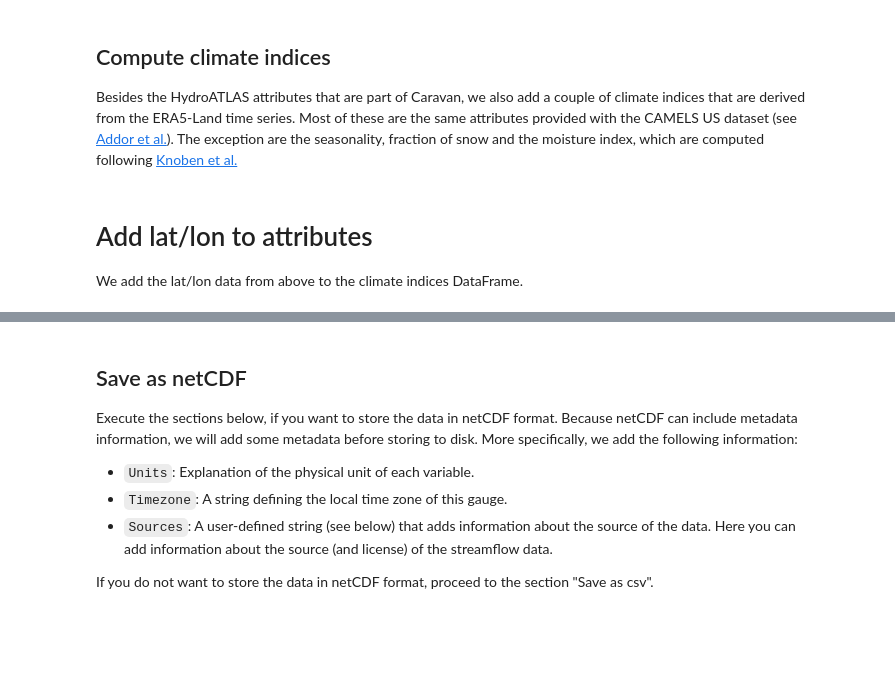
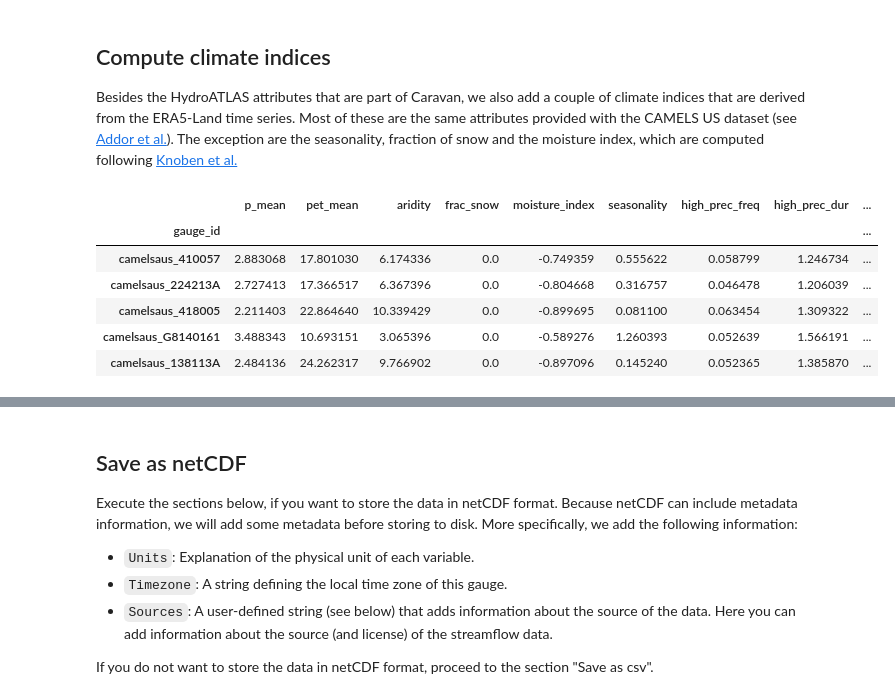
Before and after one commit to kratzert/Caravan, a Jupyter notebook: code/Caravan_part2_local_postprocessing.ipynb, the cells around one changed output, grey strips where cells are left out. Saved outputs shown, nothing was run; the diff lists cells and outputs as text; code cells hidden in the pictures; blank space fills up the shorter version.

```diff
--- a/code/Caravan_part2_local_postprocessing.ipynb
+++ b/code/Caravan_part2_local_postprocessing.ipynb
@@ -197,30 +202,31 @@ You need to do the following:
 # %%
 # Load your lat/lon information here. See specifications above
-df_lat_lon = ...
+df_metadata = ...
 # %% [markdown]
 ## Validate loaded lat/lon data
 
 Execute this code section to test the validity of your `df_lat_lon` DataFrame.
 # %%
-if not 'df_lat_lon' in locals():
-    raise RuntimeError("A variable 'df_lat_lon' does not exist")
+if not 'df_metadata' in locals():
+    raise RuntimeError("A variable 'df_metadata' does not exist")
 
-if not isinstance(df_lat_lon, pd.DataFrame):
-    raise RuntimeError("'df_lat_lon' is not a pandas DataFrame")
+if not isinstance(df_metadata, pd.DataFrame):
+    raise RuntimeError("'df_metadata' is not a pandas DataFrame")
 
-missing_basins = [x for x in basins if x not in df_lat_lon.index]
+missing_basins = [x for x in basins if x not in df_metadata.index]
 if missing_basins:
     raise RuntimeError("The following basins are missing in the index of the "
                        f"DataFrame: {missing_basins}")
 
-if any([x not in df_lat_lon.columns for x in ['gauge_lat', 'gauge_lon']]):
-    raise RuntimeError("Missing either 'gauge_lat' or 'gauge_lon' as a column")
+if any([x not in df_metadata.columns for x in ['gauge_lat', 'gauge_lon', 'country', 'gauge_name']]):
+    raise RuntimeError("Missing one (or more) of the following columns: "
+                       "'gauge_lat', 'gauge_lon', 'country', 'gauge_name'")
 
-if df_lat_lon[['gauge_lat', 'gauge_lon']].isnull().values.any():
-    raise RuntimeError("There is at least one NaN value in the lat/lon columns")
+if df_metadata[['gauge_lat', 'gauge_lon', 'gauge_name', 'country']].isnull().values.any():
+    raise RuntimeError("There is at least one NaN value in the dataframe")
 
 # Make sure the index is called "gauge_id"
-df_lat_lon.index.name = "gauge_id"
+df_metadata.index.name = "gauge_id"
 
 print("All tests passed successfully.")
 # %% [markdown]
@@ -268,8 +274,8 @@ for basin in tqdm(basins):
     # Aggregate dataframe to daily resolution in local time
     df_daily = caravan_utils.aggregate_df_to_daily(
         df=df,
-        gauge_lat=df_lat_lon.loc[df_lat_lon.index == basin, 'gauge_lat'].values[0],
-        gauge_lon=df_lat_lon.loc[df_lat_lon.index == basin, 'gauge_lon'].values[0],
+        gauge_lat=df_metadata.loc[df_metadata.index == basin, 'gauge_lat'].values[0],
+        gauge_lon=df_metadata.loc[df_metadata.index == basin, 'gauge_lon'].values[0],
         mean_vars=MEAN_VARS,
         min_vars=MIN_VARS,
         max_vars=MAX_VARS,
@@ -342,14 +348,24 @@ for basin, df in tqdm(daily_dfs.items()):
 ## Compute climate indices
 
 Besides the HydroATLAS attributes that are part of Caravan, we also add a couple of climate indices that are derived from the ERA5-Land time series. Most of these are the same attributes provided with the CAMELS US dataset (see [Addor et al.](https://hess.copernicus.org/articles/21/5293/2017/)). The exception are the seasonality, fraction of snow and the moisture index, which are computed following [Knoben et al.](https://agupubs.onlinelibrary.wiley.com/doi/full/10.1029/2018WR022913)
+# %%
+daily_dfs = {}
+for csv_file in tqdm(Path('/usr/local/google/home/kratzert/Data/Caravan/timeseries/csv/camelsaus/').glob('*.csv')):
+    df_moo = pd.read_csv(csv_file, parse_dates=['date'])
+    df_moo.set_index('date', inplace=True)
+    daily_dfs[csv_file.stem] = df_moo
 # %%
 climate_indices = {}
 for basin, df in tqdm(daily_dfs.items()):
     climate_indices[basin] = caravan_utils.calculate_climate_indices(df)
-df_attributes = pd.DataFrame(climate_indices).transpose()
-df_attributes.index.name = "gauge_id"
-df_attributes.head()
+df_caravan = pd.DataFrame.from_dict(climate_indices, orient='index')
+df_caravan.index.name = "gauge_id"
+df_caravan.head()
+# %% [output]
+|  | p_mean | pet_mean | aridity | frac_snow | moisture_index | seasonality | high_prec_freq | high_prec_dur | ... |
+| gauge_id |  |  |  |  |  |  |  |  | ... |
+| camelsaus_410057 | 2.883068 | 17.801030 | 6.174336 | 0.0 | -0.749359 | 0.555622 | 0.058799 | 1.246734 | ... |
+| camelsaus_224213A | 2.727413 | 17.366517 | 6.367396 | 0.0 | -0.804668 | 0.316757 | 0.046478 | 1.206039 | ... |
+| camelsaus_418005 | 2.211403 | 22.864640 | 10.339429 | 0.0 | -0.899695 | 0.081100 | 0.063454 | 1.309322 | ... |
+| camelsaus_G8140161 | 3.488343 | 10.693151 | 3.065396 | 0.0 | -0.589276 | 1.260393 | 0.052639 | 1.566191 | ... |
+| camelsaus_138113A | 2.484136 | 24.262317 | 9.766902 | 0.0 | -0.897096 | 0.145240 | 0.052365 | 1.385870 | ... |
-# %% [markdown]
-# Add lat/lon to attributes
-
-We add the lat/lon data from above to the climate indices DataFrame.
```
Also changed, not shown: parts of 7 cells of this notebook, 1 other file.
